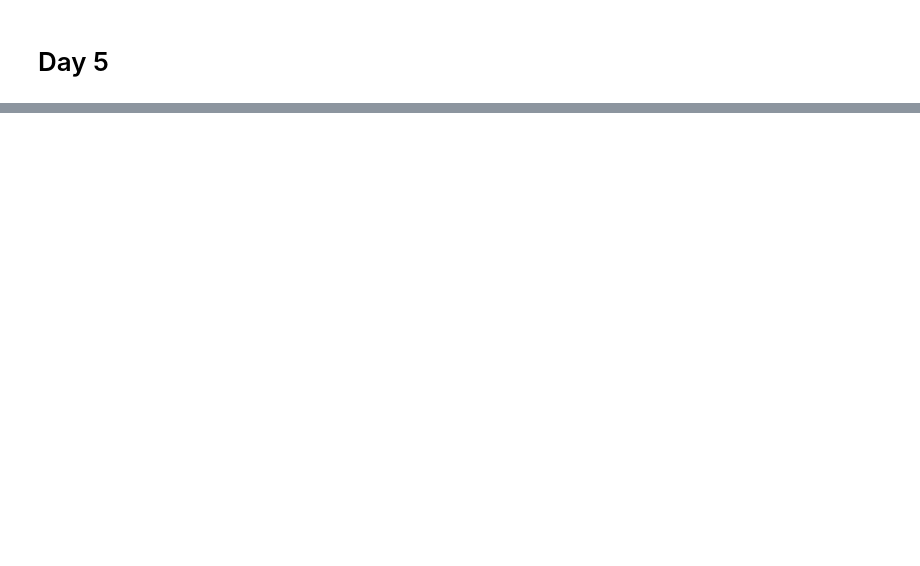
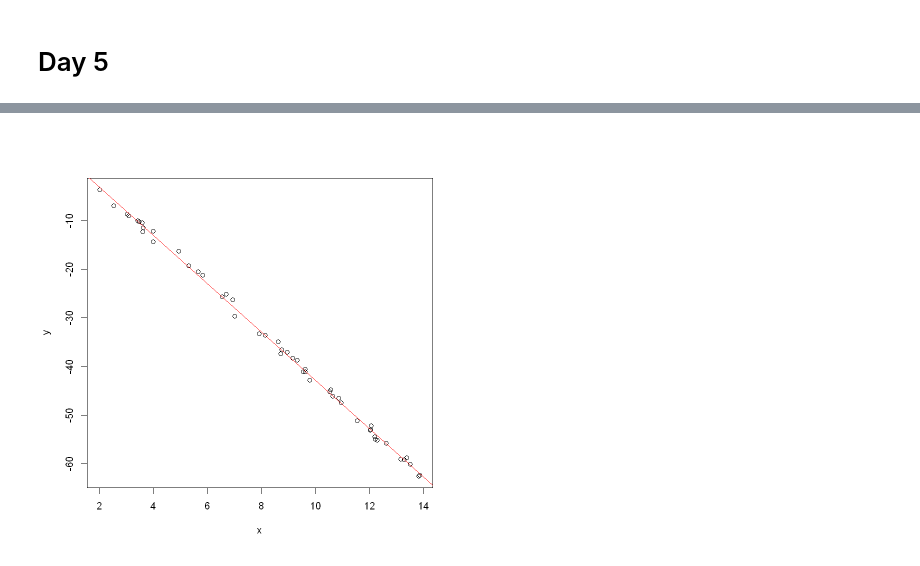
Before and after one commit to EricKiennemann/FSML2_R, a Jupyter notebook: R samples.ipynb, the cells around one changed output, grey strips where cells are left out. Drawn from its saved outputs; the diff is of its cells as text; code cells hidden in the pictures; blank space fills up the shorter version.

```diff
--- a/R samples.ipynb
+++ b/R samples.ipynb
@@ -606,0 +828,8 @@ sprintf("X ~ T(5), t s.t P(-z <= T <= z) = 0.3, t = %f",qt((1+0.3)/2,5))
+# %%
+x=runif(50,2,14)
+y=7-5*x+rnorm(50,0,1)
+plot(x,y)
+L=lm(y~x)
+abline(L,col='red') # regression line
+# %% [output]
+[figure, added]
```
Also changed, not shown: parts of 125 cells of this notebook, 3 other files.
